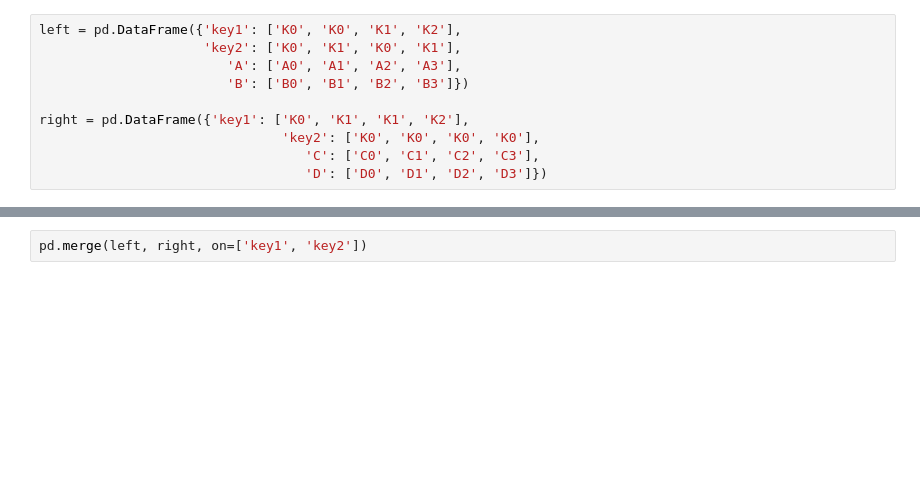
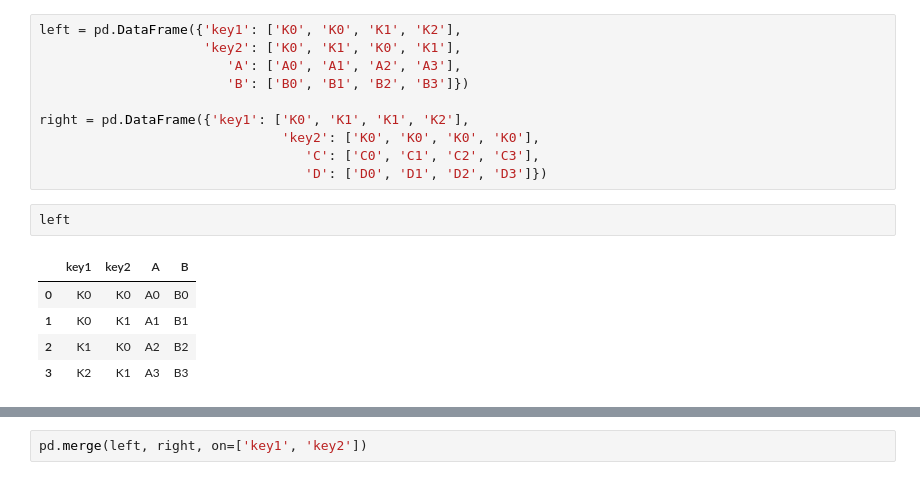
Before and after one commit to 14AMAN/Machine_Learning, a Jupyter notebook: Py_DS_ML_Bootcamp-master/Refactored_Py_DS_ML_Bootcamp-master/03-Python-for-Data-Analysis-Pandas/06-Merging, Joining, and Concatenating.ipynb, the cells around one changed output, grey strips where cells are left out. Drawn from its saved outputs; the diff is of its cells as text; blank space fills up the shorter version.

```diff
--- a/Py_DS_ML_Bootcamp-master/Refactored_Py_DS_ML_Bootcamp-master/03-Python-for-Data-Analysis-Pandas/06-Merging, Joining, and Concatenating.ipynb
+++ b/Py_DS_ML_Bootcamp-master/Refactored_Py_DS_ML_Bootcamp-master/03-Python-for-Data-Analysis-Pandas/06-Merging, Joining, and Concatenating.ipynb
@@ -144,3 +152,11 @@ right = pd.DataFrame({'key1': ['K0', 'K1', 'K1', 'K2'],
                                'key2': ['K0', 'K0', 'K0', 'K0'],
                                   'C': ['C0', 'C1', 'C2', 'C3'],
                                   'D': ['D0', 'D1', 'D2', 'D3']})
+# %%
+left
+# %% [output]
+|  | key1 | key2 | A | B |
+| 0 | K0 | K0 | A0 | B0 |
+| 1 | K0 | K1 | A1 | B1 |
+| 2 | K1 | K0 | A2 | B2 |
+| 3 | K2 | K1 | A3 | B3 |
```
Also changed, not shown: parts of 5 cells of this notebook.
